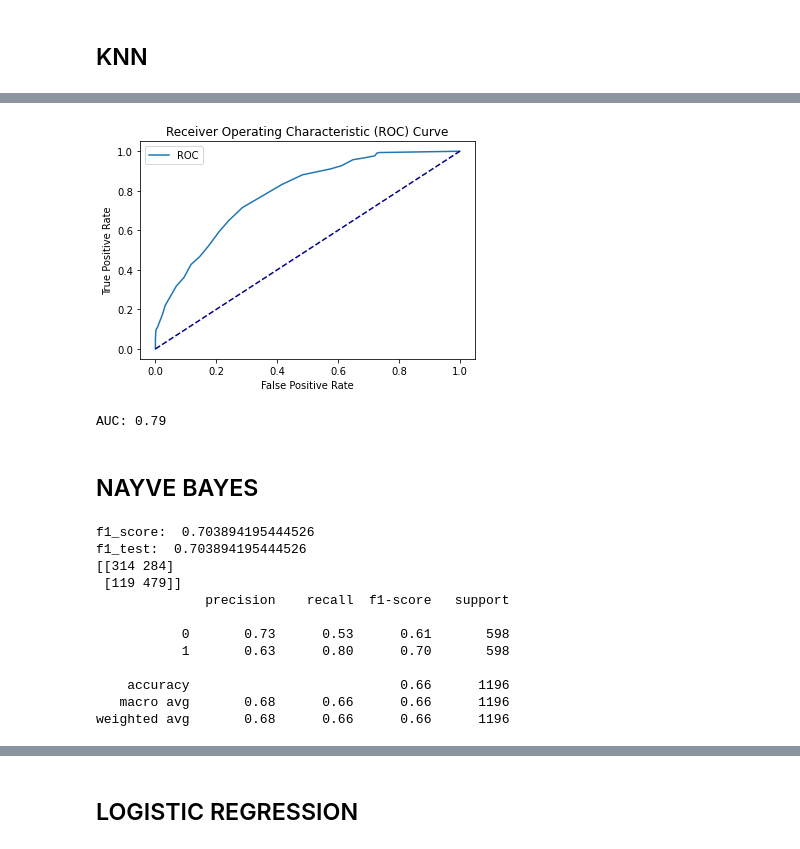
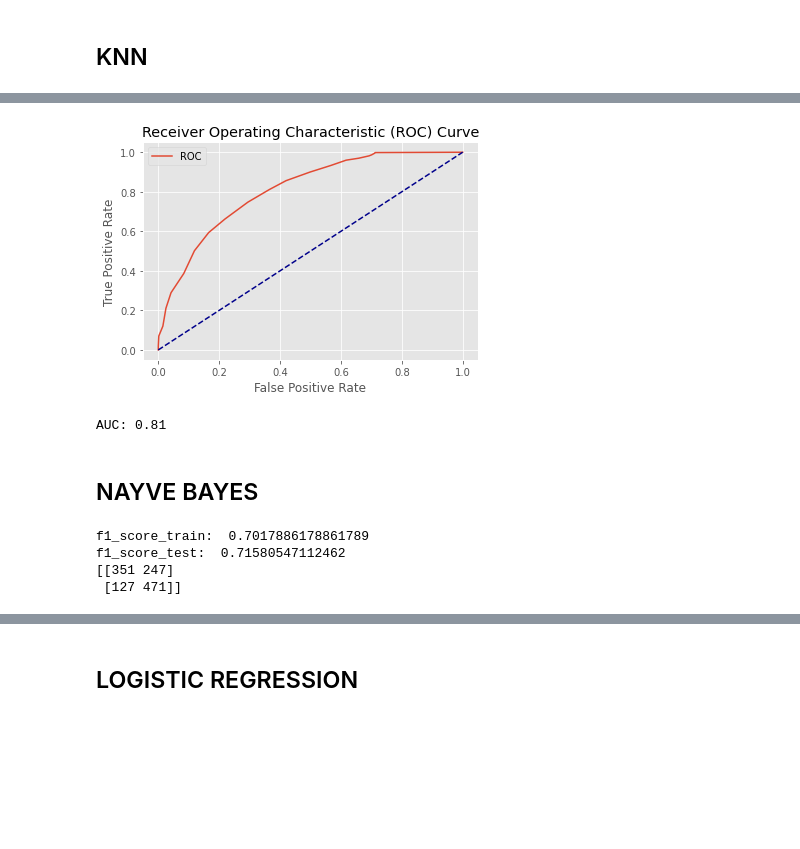
Before and after one commit to ludovicaverde/MachineLearing_project, a Jupyter notebook: projectml-comune.ipynb, the cells around one changed output, grey strips where cells are left out. Cells and saved outputs as stored; diff of their text form; code cells hidden in the pictures; blank space fills up the shorter version.

```diff
--- a/projectml-comune.ipynb
+++ b/projectml-comune.ipynb
@@ -8,6 +28,7 @@ from sklearn.ensemble import IsolationForest
 # %% [markdown]
 # UPLOAD DATASET
 # %%
-data = pd.read_csv("tyres_train.csv", sep = ",")
+
+data = pd.read_csv("/kaggle/input/d/ludovicaverde/tyres-train/tyres_train.csv", sep = ",")
 
 data.head(30)
@@ -105,3 +108,18 @@ perc_exp_comp      0
 add_layers         0
 failure            0
 dtype: int64
+# %%
+#Print class freq. through pandas
+print(data_dropped.groupby('failure').size())
+
+#some imports to plot
+import matplotlib.pyplot as plt
+import seaborn as sns
+%matplotlib inline
+plt.style.use('ggplot')
+
+#Visualize Class Counts
+sns.countplot(y=data_dropped.failure ,data=data_dropped)
+plt.xlabel("count of each class")
+plt.ylabel("classes")
+plt.show()
@@ -217,7 +280,7 @@ data_chosen.boxplot(rot=90)
 # %%
 from sklearn.preprocessing import StandardScaler
 
-independent_variables=data_chosen.iloc[:,:-1] #no target
+independent_variables=data_numerical.iloc[:,:-1] #no target
 
 scaler = StandardScaler().fit(independent_variables)
 scaled_data = pd.DataFrame(scaler.transform(independent_variables))
@@ -426,40 +529,33 @@ weighted avg       0.72      0.73      0.71       900
 # %%
-model_knn = KNeighborsClassifier(n_neighbors=30)
+model_knn = KNeighborsClassifier(n_neighbors=20)
 
 #curva ROC
 fpr2,tpr2=roc(model_knn,X_train,y_train,X_test,y_test)
 # %% [output]
-[figure, old version]
+[figure, new version]
-AUC: 0.79
+AUC: 0.81
 # %% [markdown]
 ## NAYVE BAYES
 # %%
-from sklearn.naive_bayes import GaussianNB #or alternative NB implementations
+from sklearn.naive_bayes import GaussianNB # or alternative NB implementations
 
 model = GaussianNB()
 model.fit(X_train, y_train)
 y_pred=model.predict(X_test)
 
+y_pred_train=model.predict(X_train)
+
 from sklearn.metrics import f1_score
-print("f1_score: ", f1_score(y_test, y_pred))
 
-print("f1_test: ", f1_score(y_test, y_pred))
+print("f1_score_train: ", f1_score(y_train, y_pred_train))
+print("f1_score_test: ", f1_score(y_test, y_pred))
 
 
 print(confusion_matrix(y_test, y_pred))
-print(classification_report(y_test, y_pred))
 # %% [output]
-f1_score:  0.703894195444526
-f1_test:  0.703894195444526
-[[314 284]
- [119 479]]
-              precision    recall  f1-score   support
-
-           0       0.73      0.53      0.61       598
-           1       0.63      0.80      0.70       598
-
-    accuracy                           0.66      1196
-   macro avg       0.68      0.66      0.66      1196
-weighted avg       0.68      0.66      0.66      1196
+f1_score_train:  0.7017886178861789
+f1_score_test:  0.71580547112462
+[[351 247]
+ [127 471]]
 # %%
 fpr3,tpr3=roc(model,X_train,y_train,X_test,y_test)
```
Also changed, not shown: parts of 41 cells of this notebook.
